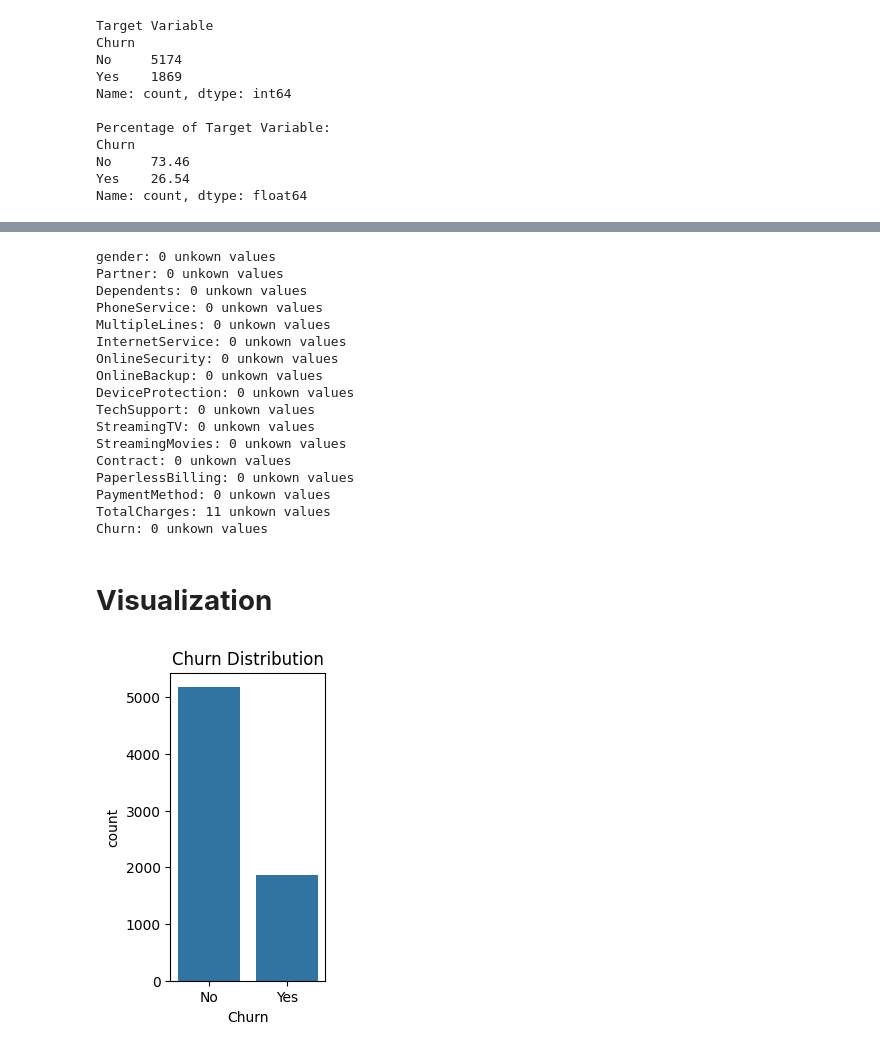
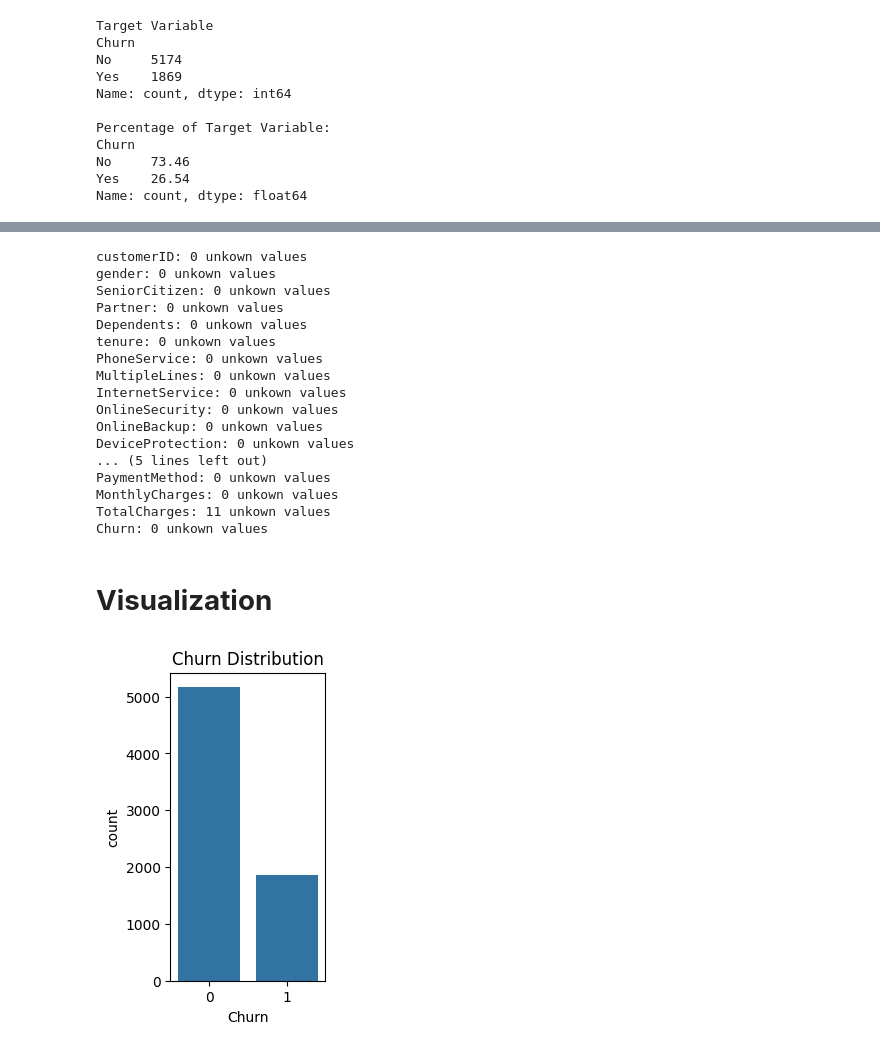
Before and after one commit to Daham-abeyratne/Customer_Churn_Prediction, a Jupyter notebook: costomer_churn_prediciton.ipynb, the cells around one changed output, grey strips where cells are left out. Cells and saved outputs as stored; diff of their text form; code cells hidden in the pictures.

```diff
--- a/costomer_churn_prediciton.ipynb
+++ b/costomer_churn_prediciton.ipynb
@@ -216,32 +224,35 @@ Churn: 2 unique values
 # %%
-for col in categories:
+for col in telco_data:
   unkown =(telco_data[col] == ' ').sum()
   print(f"{col}: {unkown} unkown values")
 # %% [output]
+customerID: 0 unkown values
 gender: 0 unkown values
+SeniorCitizen: 0 unkown values
 Partner: 0 unkown values
 Dependents: 0 unkown values
+tenure: 0 unkown values
 PhoneService: 0 unkown values
 MultipleLines: 0 unkown values
 InternetService: 0 unkown values
 OnlineSecurity: 0 unkown values
 OnlineBackup: 0 unkown values
 DeviceProtection: 0 unkown values
-TechSupport: 0 unkown values
-StreamingTV: 0 unkown values
-StreamingMovies: 0 unkown values
-Contract: 0 unkown values
-PaperlessBilling: 0 unkown values
+... (5 lines left out)
 PaymentMethod: 0 unkown values
+MonthlyCharges: 0 unkown values
 TotalCharges: 11 unkown values
 Churn: 0 unkown values
 # %% [markdown]
 # **Visualization**
+# %%
+eda_data = telco_data.copy()
+eda_data['Churn'] = eda_data['Churn'].map({'No': 0, 'Yes': 1})
 # %%
 plt.figure(figsize=(2,4))
-sns.countplot(data=telco_data, x='Churn')
+sns.countplot(data=eda_data, x='Churn')
 plt.title('Churn Distribution')
 plt.show()
 # %% [output]
-[figure, old version]
+[figure, new version]
 # %%
```
Also changed, not shown: parts of 25 cells of this notebook.
